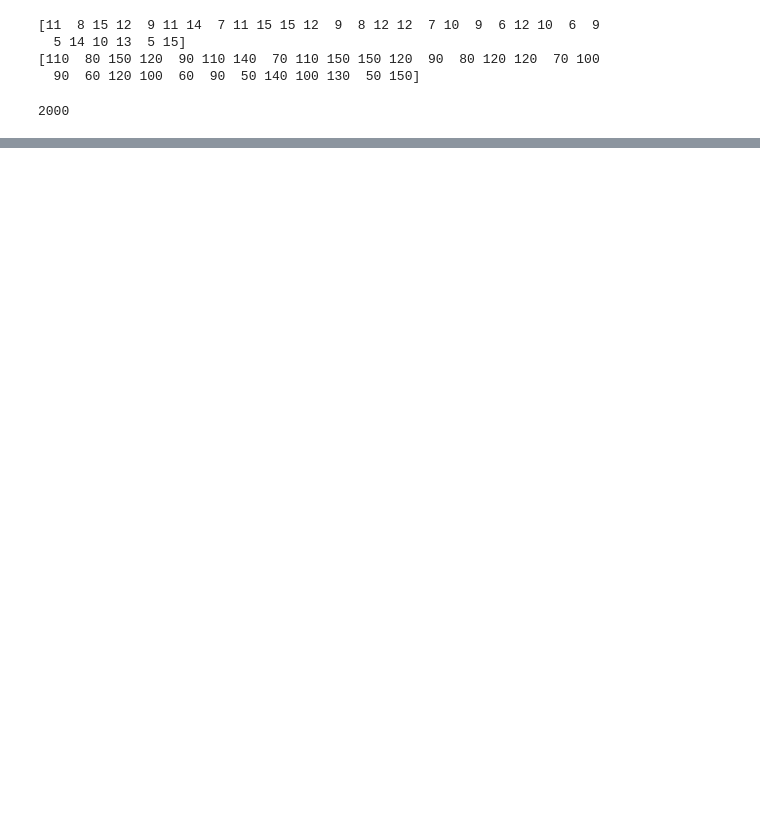
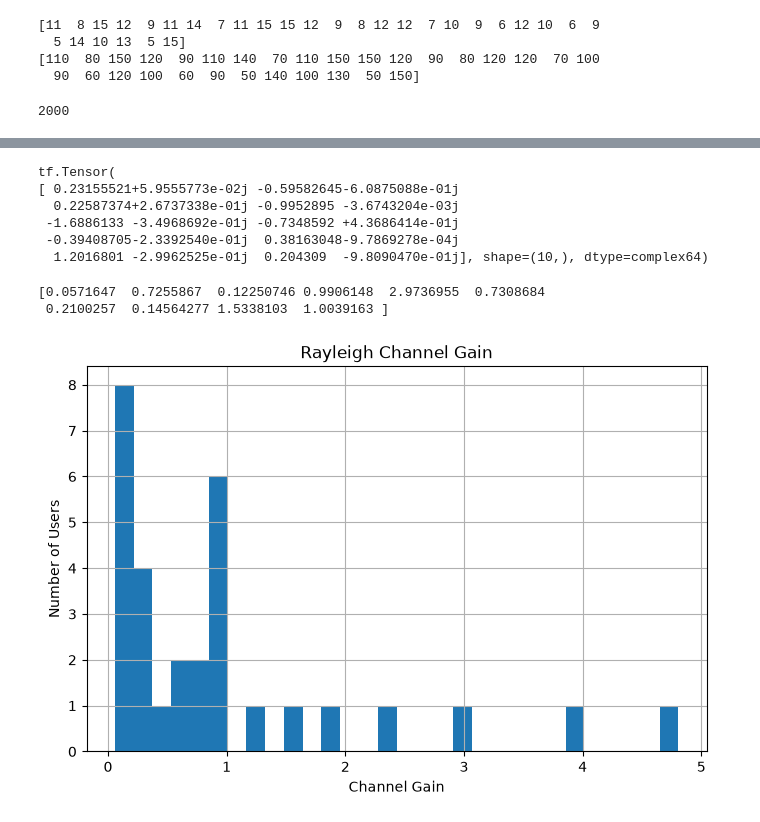
Before and after one commit to Chathuranga630/sionna, a Jupyter notebook: Spoofed_Traffic.ipynb, the cells around one changed output, grey strips where cells are left out. Drawn from its saved outputs; the diff is of its cells as text; code cells hidden in the pictures; blank space fills up the shorter version.

```diff
--- a/Spoofed_Traffic.ipynb
+++ b/Spoofed_Traffic.ipynb
@@ -1444,0 +1646,56 @@ plt.show()
+# %%
+# Rayleigh fading coefficient
+
+# Real part
+real = tf.random.normal([num_users], dtype=tf.float32)
+
+# Imaginary part
+imag = tf.random.normal([num_users], dtype=tf.float32)
+
+# Create complex channel coefficients
+h = tf.complex(real, imag) / tf.cast(tf.sqrt(2.0), tf.complex64)
+
+print(h[:10])
+# %% [output]
+tf.Tensor(
+[ 0.23155521+5.9555773e-02j -0.59582645-6.0875088e-01j
+  0.22587374+2.6737338e-01j -0.9952895 -3.6743204e-03j
+ -1.6886133 -3.4968692e-01j -0.7348592 +4.3686414e-01j
+ -0.39408705-2.3392540e-01j  0.38163048-9.7869278e-04j
+  1.2016801 -2.9962525e-01j  0.204309  -9.8090470e-01j], shape=(10,), dtype=complex64)
+# %%
+# Channel Power Gain
+channel_gain = tf.abs(h)**2
+
+channel_gain = channel_gain.numpy()
+
+print(channel_gain[:10])
+# %% [output]
+[0.0571647  0.7255867  0.12250746 0.9906148  2.9736955  0.7308684
+ 0.2100257  0.14564277 1.5338103  1.0039163 ]
+# %%
+# Plot the Fading Distribution
+import matplotlib.pyplot as plt
+
+plt.figure(figsize=(8,5))
+
+plt.hist(channel_gain,
+         bins=30)
+
+plt.xlabel("Channel Gain")
+
+plt.ylabel("Number of Users")
+
+plt.title("Rayleigh Channel Gain")
+
+plt.grid(True)
+
+plt.savefig(
+    "figures_step10_channel_gain.png",
+    dpi=300,
+    bbox_inches="tight"
+)
+
+plt.show()
+# %% [output]
+[figure, added]
```
Also changed, not shown: parts of 63 cells of this notebook.
